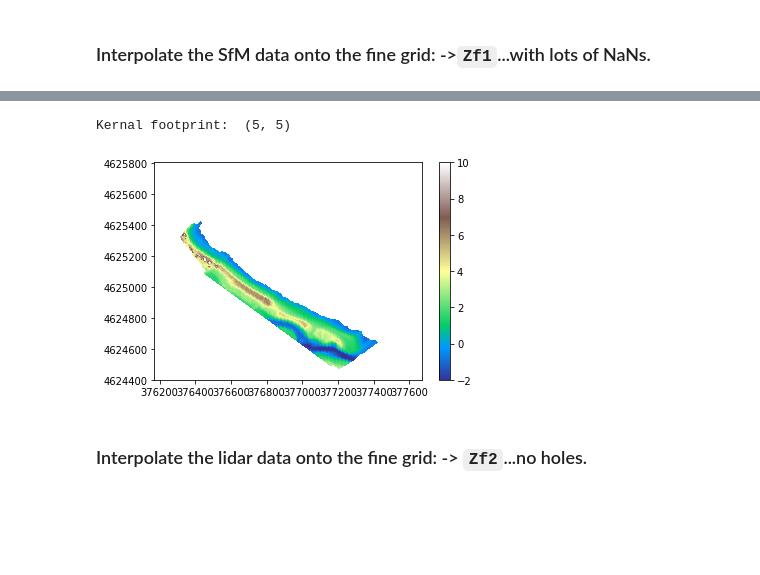
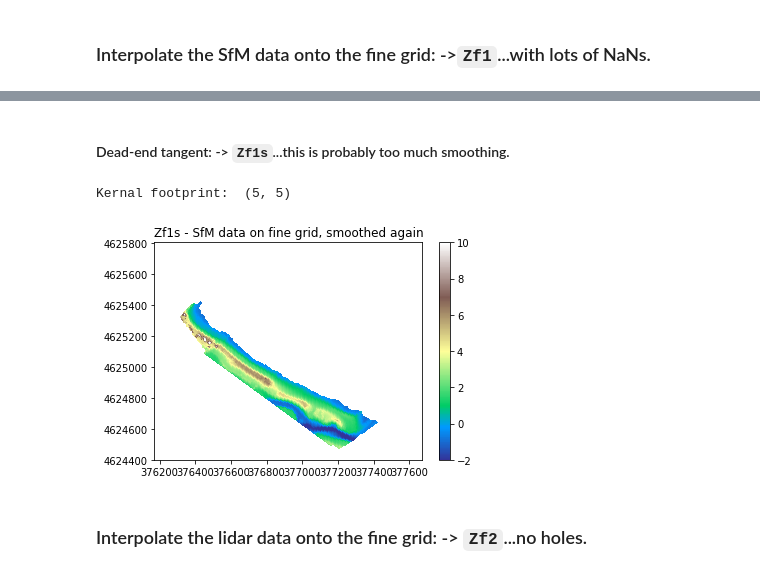
Before and after one commit to csherwood-usgs/CCBay, a Jupyter notebook: CCBay_grid_v1.ipynb, the cells around one changed output, grey strips where cells are left out. Saved outputs shown, nothing was run; the diff lists cells and outputs as text; code cells hidden in the pictures; blank space fills up the shorter version.

```diff
--- a/CCBay_grid_v1.ipynb
+++ b/CCBay_grid_v1.ipynb
@@ -368,17 +434,20 @@ plt.colorbar();
+# %% [markdown]
+#### Dead-end tangent: -> `Zf1s`...this is probably too much smoothing.
 # %%
 # There are some lone points in this grid. Smoothing with the scipy convolution method spreads out the NaNs
 # ...not sure I will use this
 from scipy.signal import convolve as scipy_convolve
 # Convolution: scipy's direct convolution mode spreads out NaNs (see
 # panel 2 below)
 kernel = Gaussian2DKernel(x_stddev=.5)
 print('Kernal footprint: ',kernel.shape)
 Zf1s = scipy_convolve(Zf1, kernel, mode='same', method='direct')
 plt.pcolormesh(Xf,Yf,Zf1s,vmin=-2,vmax=10,cmap=plt.cm.terrain)
+plt.title('Zf1s - SfM data on fine grid, smoothed again')
 plt.colorbar();
 # %% [output]
 Kernal footprint:  (5, 5)
-[figure, old version]
+[figure, new version]
 # %% [markdown]
 ### Interpolate the lidar data onto the fine grid: -> `Zf2`...no holes.
 # %%
```
Also changed, not shown: parts of 50 cells of this notebook.
